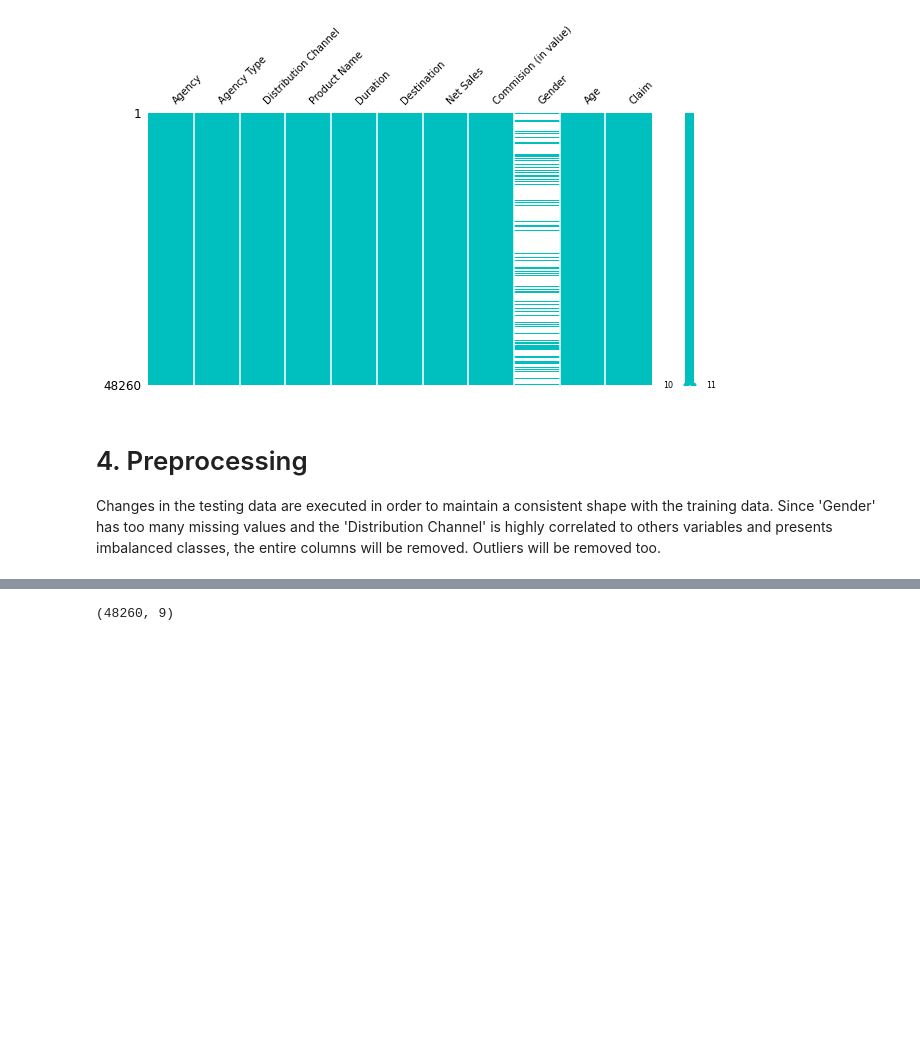
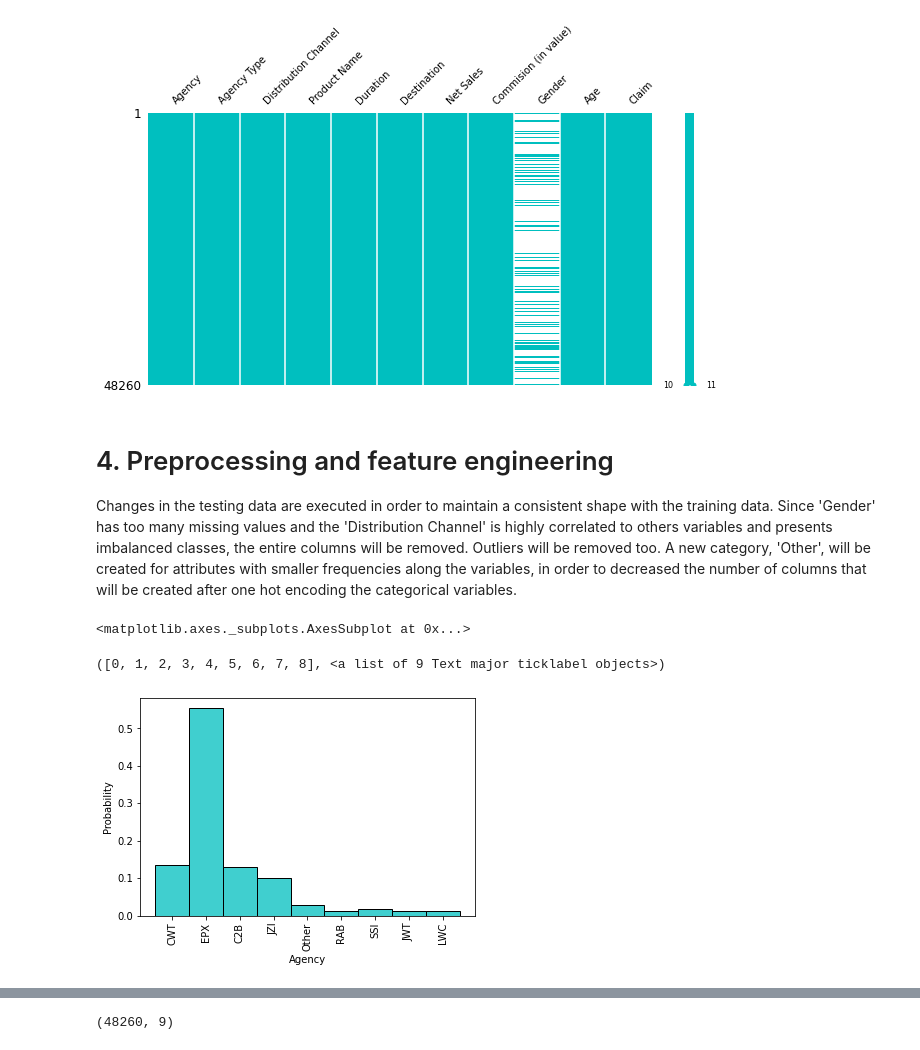
Before and after one commit to Camicb/Projects, a Jupyter notebook: Travel_Insurance_Claim_Prediction.ipynb, the cells around one changed output, grey strips where cells are left out. Drawn from its saved outputs; the diff is of its cells as text; code cells hidden in the pictures; blank space fills up the shorter version.

```diff
--- a/Travel_Insurance_Claim_Prediction.ipynb
+++ b/Travel_Insurance_Claim_Prediction.ipynb
@@ -146,9 +142,9 @@ msno.matrix(ins, figsize=(10,5), fontsize=10, color=(0.0, 0.75, 0.75))
 <matplotlib.axes._subplots.AxesSubplot at 0x...>
 [figure]
 # %% [markdown]
-# 4. Preprocessing
+# 4. Preprocessing and feature engineering
 
-Changes in the testing data are executed in order to maintain a consistent shape with the training data. Since 'Gender' has too many missing values and the 'Distribution Channel' is highly correlated to others variables and presents imbalanced classes, the entire columns will be removed. Outliers will be removed too.
+Changes in the testing data are executed in order to maintain a consistent shape with the training data. Since 'Gender' has too many missing values and the 'Distribution Channel' is highly correlated to others variables and presents imbalanced classes, the entire columns will be removed. Outliers will be removed too. A new category, 'Other', will be created for attributes with smaller frequencies along the variables, in order to decreased the number of columns that will be created after one hot encoding the categorical variables.
 # %%
 # Droping irrelevants columns
 ins.drop(['Gender', 'Distribution Channel'], axis=1, inplace=True)
@@ -159,0 +156,14 @@ ins['Age']= ins.loc[:,'Age'].apply(lambda x: np.nan if x == 118 else x)
+# %%
+# AGENCY
+
+# Replacing the agencies with a frequency smaller than 1% with 'Other'
+Agencies=ins.loc[:,'Agency'].value_counts(normalize=True)*100
+Agencies=list(Agencies[Agencies < 1].index)
+ins.loc[:,'Agency']=ins.loc[:,'Agency'].apply(lambda i: 'Other' if i in Agencies else i)
+test_ins.loc[:,'Agency']=test_ins.loc[:,'Agency'].apply(lambda i: 'Other' if i in Agencies else i)
+sns.histplot(data=ins, x='Agency', color='c', stat='probability') # plot new categories
+plt.xticks(rotation='vertical')
+# %% [output]
+<matplotlib.axes._subplots.AxesSubplot at 0x...>
+([0, 1, 2, 3, 4, 5, 6, 7, 8], <a list of 9 Text major ticklabel objects>)
+[figure, added]
```
Also changed, not shown: parts of 52 cells of this notebook.
